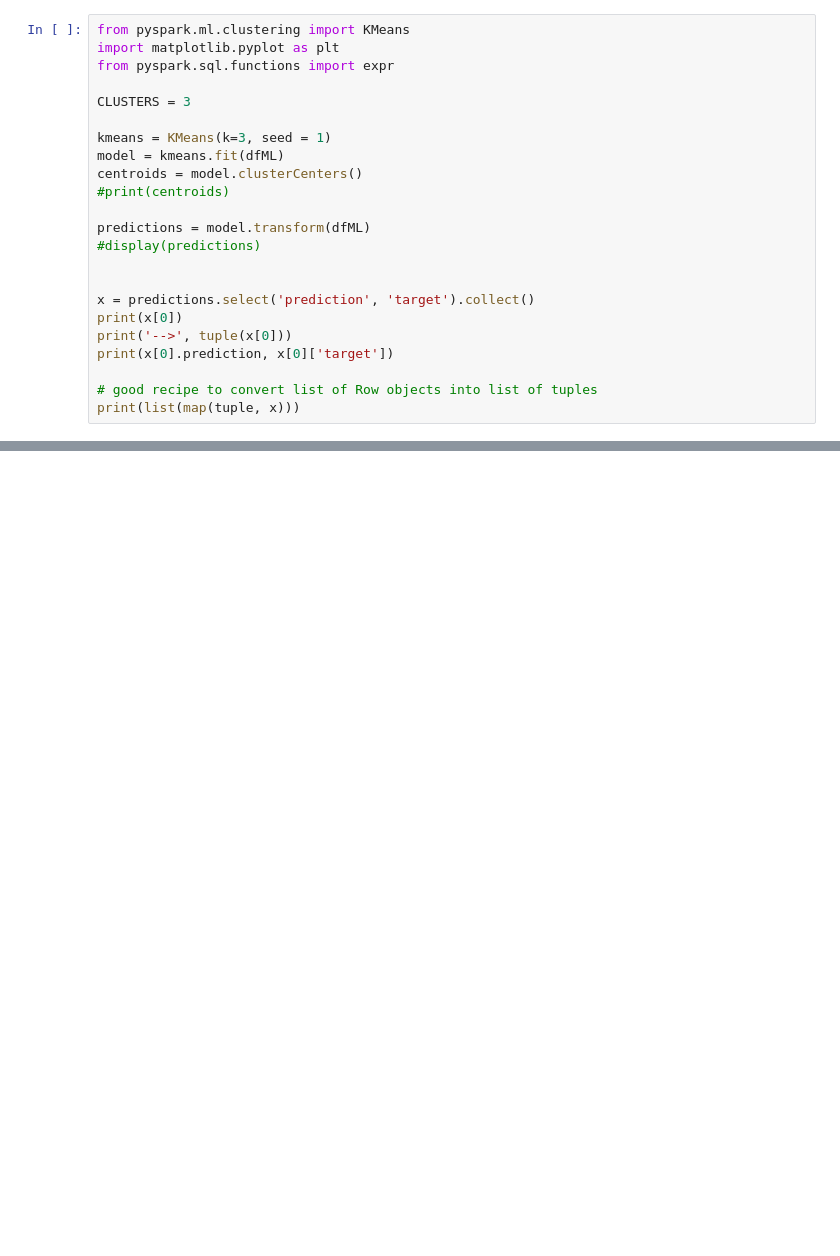
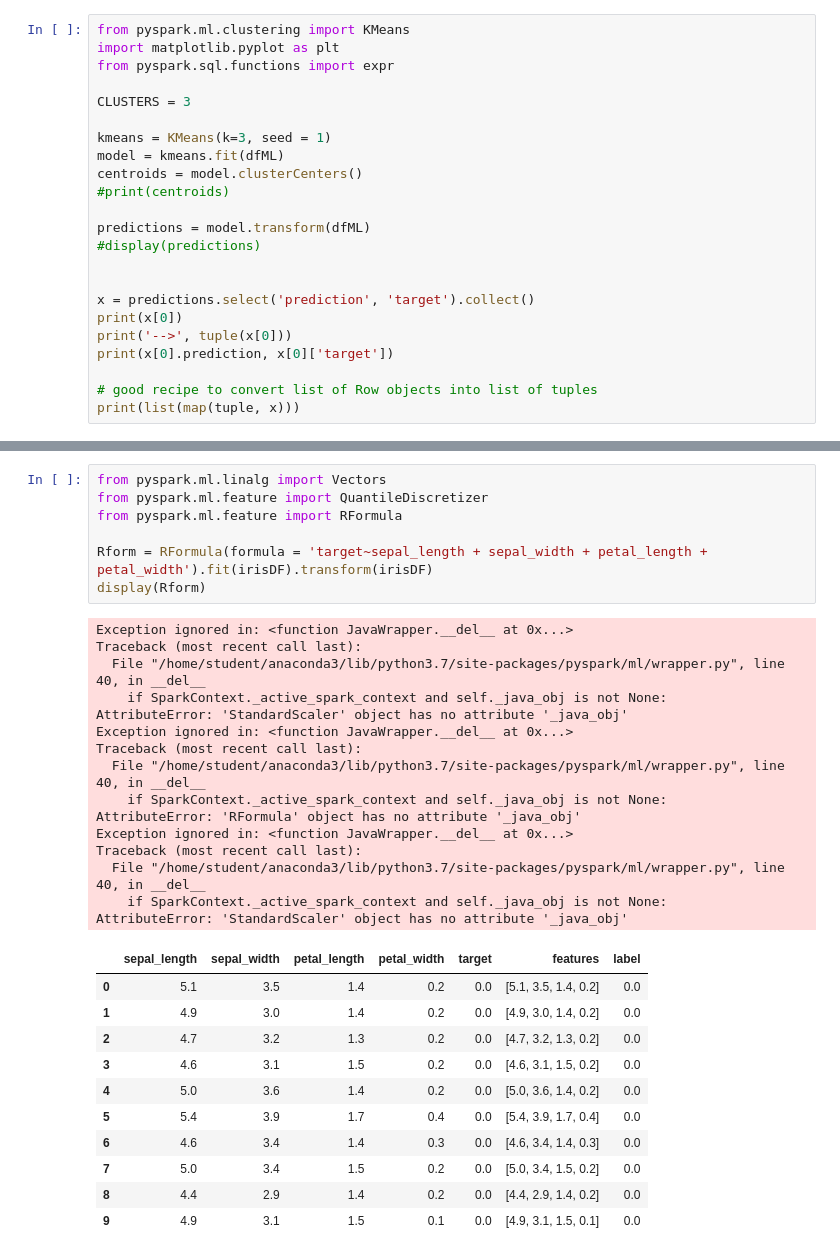
Before and after one commit to roitraining/SparkforDataScientists, a Jupyter notebook: Iris.ipynb, the cells around one changed output, grey strips where cells are left out. Drawn from its saved outputs; the diff is of its cells as text; blank space fills up the shorter version.

```diff
--- a/Iris.ipynb
+++ b/Iris.ipynb
@@ -55,0 +105,34 @@ print(list(map(tuple, x)))
+# %%
+from pyspark.ml.linalg import Vectors
+from pyspark.ml.feature import QuantileDiscretizer
+from pyspark.ml.feature import RFormula
+
+Rform = RFormula(formula = 'target~sepal_length + sepal_width + petal_length + petal_width').fit(irisDF).transform(irisDF)
+display(Rform)
+# %% [output]
+Exception ignored in: <function JavaWrapper.__del__ at 0x...>
+Traceback (most recent call last):
+  File "/home/student/anaconda3/lib/python3.7/site-packages/pyspark/ml/wrapper.py", line 40, in __del__
+    if SparkContext._active_spark_context and self._java_obj is not None:
+AttributeError: 'StandardScaler' object has no attribute '_java_obj'
+Exception ignored in: <function JavaWrapper.__del__ at 0x...>
+Traceback (most recent call last):
+  File "/home/student/anaconda3/lib/python3.7/site-packages/pyspark/ml/wrapper.py", line 40, in __del__
+    if SparkContext._active_spark_context and self._java_obj is not None:
+AttributeError: 'RFormula' object has no attribute '_java_obj'
+Exception ignored in: <function JavaWrapper.__del__ at 0x...>
+Traceback (most recent call last):
+  File "/home/student/anaconda3/lib/python3.7/site-packages/pyspark/ml/wrapper.py", line 40, in __del__
+    if SparkContext._active_spark_context and self._java_obj is not None:
+AttributeError: 'StandardScaler' object has no attribute '_java_obj'
+|  | sepal_length | sepal_width | petal_length | petal_width | target | features | label |
+| 0 | 5.1 | 3.5 | 1.4 | 0.2 | 0.0 | [5.1, 3.5, 1.4, 0.2] | 0.0 |
+| 1 | 4.9 | 3.0 | 1.4 | 0.2 | 0.0 | [4.9, 3.0, 1.4, 0.2] | 0.0 |
+| 2 | 4.7 | 3.2 | 1.3 | 0.2 | 0.0 | [4.7, 3.2, 1.3, 0.2] | 0.0 |
+| 3 | 4.6 | 3.1 | 1.5 | 0.2 | 0.0 | [4.6, 3.1, 1.5, 0.2] | 0.0 |
+| 4 | 5.0 | 3.6 | 1.4 | 0.2 | 0.0 | [5.0, 3.6, 1.4, 0.2] | 0.0 |
+| 5 | 5.4 | 3.9 | 1.7 | 0.4 | 0.0 | [5.4, 3.9, 1.7, 0.4] | 0.0 |
+| 6 | 4.6 | 3.4 | 1.4 | 0.3 | 0.0 | [4.6, 3.4, 1.4, 0.3] | 0.0 |
+| 7 | 5.0 | 3.4 | 1.5 | 0.2 | 0.0 | [5.0, 3.4, 1.5, 0.2] | 0.0 |
+| 8 | 4.4 | 2.9 | 1.4 | 0.2 | 0.0 | [4.4, 2.9, 1.4, 0.2] | 0.0 |
+| 9 | 4.9 | 3.1 | 1.5 | 0.1 | 0.0 | [4.9, 3.1, 1.5, 0.1] | 0.0 |
```
Also changed, not shown: parts of 8 cells of this notebook, 1 other file.
